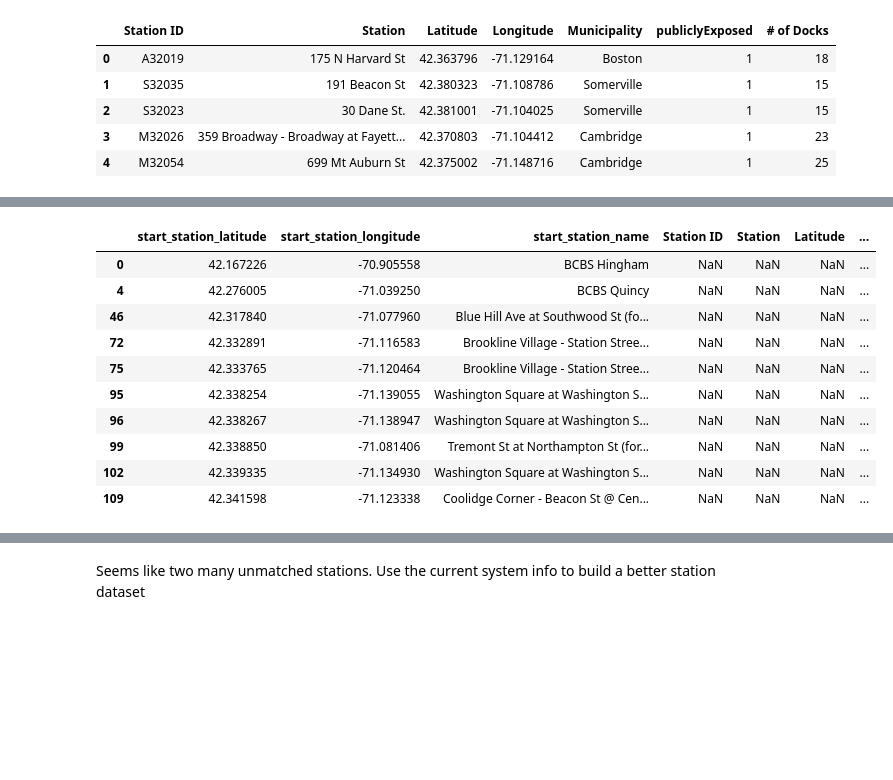
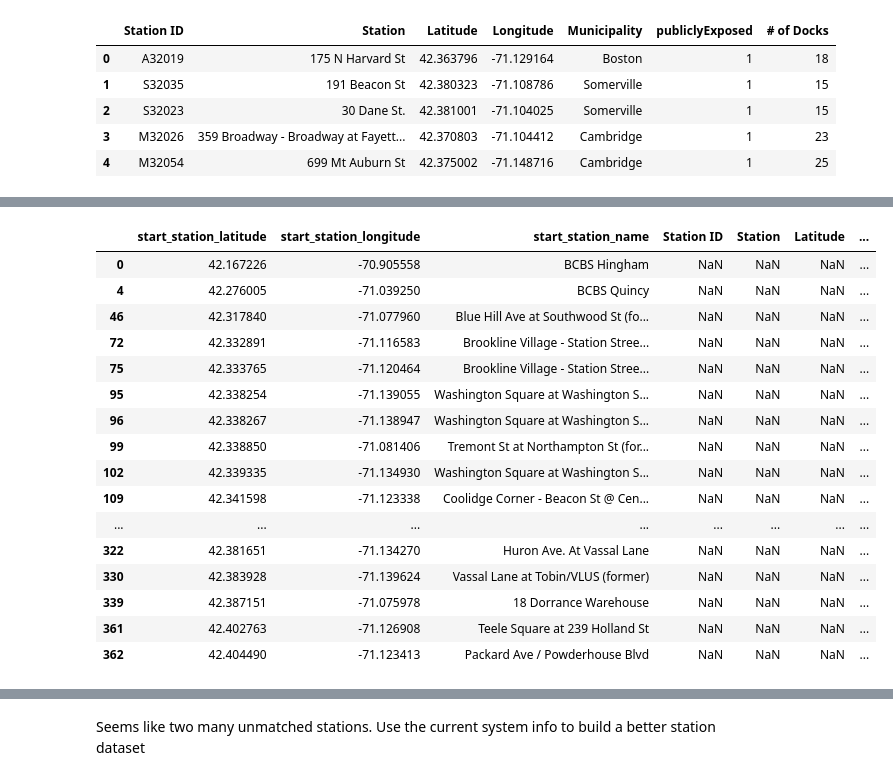
Before and after one commit to euniceky/BOS_BlueBike_Predictions, a Jupyter notebook: Capstone_Ch5_Wrangling.ipynb, the cells around one changed output, grey strips where cells are left out. Saved outputs shown, nothing was run; the diff lists cells and outputs as text; code cells hidden in the pictures; blank space fills up the shorter version.

```diff
--- a/Capstone_Ch5_Wrangling.ipynb
+++ b/Capstone_Ch5_Wrangling.ipynb
@@ -296,4 +250,0 @@ startgeo2.head(20)
-# %%
-startgeo=tripdf.groupby(["start_station_latitude", "start_station_longitude"]).agg({'start_station_name':"first"})
-startgeo=startgeo.reset_index()
-startgeo.head(20)
@@ -375,16 +306,22 @@ startmerge.head(20)
 | 19 | 42.292706 | -71.121145 | Archdale Rd at Washington St | C32048 | Archdale Rd at Washington St | 42.292666 | ... |
 # %%
 # List of stations appeared in tripdf but not in Station info.
-startmerge[startmerge["Station ID"].isnull()].head(10)
+startmerge[startmerge["Station ID"].isnull()]
 # %% [output]
 |  | start_station_latitude | start_station_longitude | start_station_name | Station ID | Station | Latitude | ... |
 | 0 | 42.167226 | -70.905558 | BCBS Hingham | NaN | NaN | NaN | ... |
 | 4 | 42.276005 | -71.039250 | BCBS Quincy | NaN | NaN | NaN | ... |
 | 46 | 42.317840 | -71.077960 | Blue Hill Ave at Southwood St (fo... | NaN | NaN | NaN | ... |
 | 72 | 42.332891 | -71.116583 | Brookline Village - Station Stree... | NaN | NaN | NaN | ... |
 | 75 | 42.333765 | -71.120464 | Brookline Village - Station Stree... | NaN | NaN | NaN | ... |
 | 95 | 42.338254 | -71.139055 | Washington Square at Washington S... | NaN | NaN | NaN | ... |
 | 96 | 42.338267 | -71.138947 | Washington Square at Washington S... | NaN | NaN | NaN | ... |
 | 99 | 42.338850 | -71.081406 | Tremont St at Northampton St (for... | NaN | NaN | NaN | ... |
 | 102 | 42.339335 | -71.134930 | Washington Square at Washington S... | NaN | NaN | NaN | ... |
 | 109 | 42.341598 | -71.123338 | Coolidge Corner - Beacon St @ Cen... | NaN | NaN | NaN | ... |
+| ... | ... | ... | ... | ... | ... | ... | ... |
+| 322 | 42.381651 | -71.134270 | Huron Ave. At Vassal Lane | NaN | NaN | NaN | ... |
+| 330 | 42.383928 | -71.139624 | Vassal Lane at Tobin/VLUS (former) | NaN | NaN | NaN | ... |
+| 339 | 42.387151 | -71.075978 | 18 Dorrance Warehouse | NaN | NaN | NaN | ... |
+| 361 | 42.402763 | -71.126908 | Teele Square at 239 Holland St | NaN | NaN | NaN | ... |
+| 362 | 42.404490 | -71.123413 | Packard Ave / Powderhouse Blvd | NaN | NaN | NaN | ... |
```
Also changed, not shown: parts of 80 cells of this notebook.
